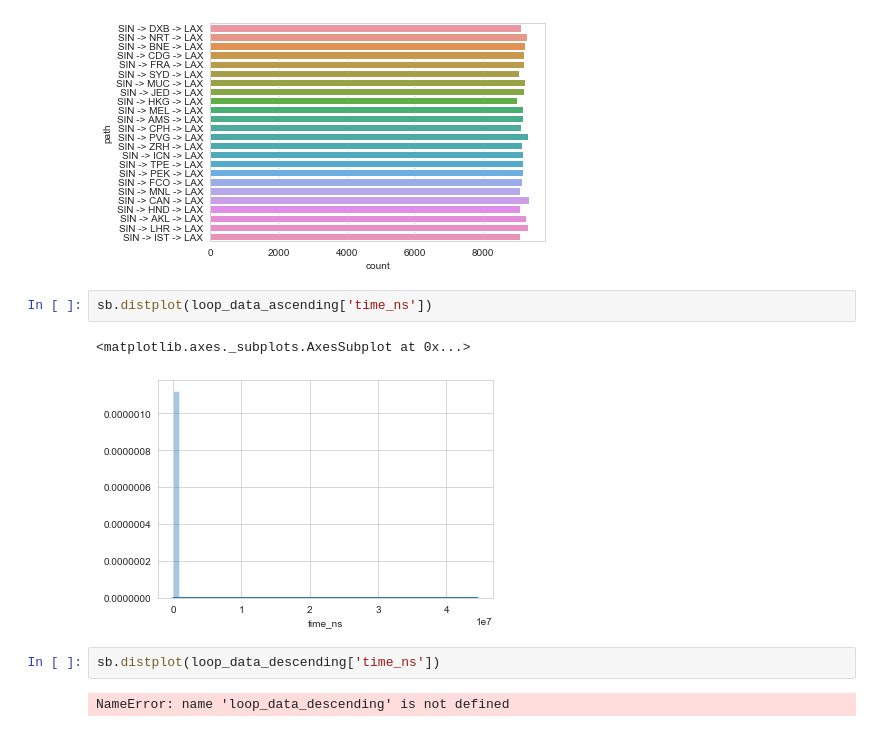
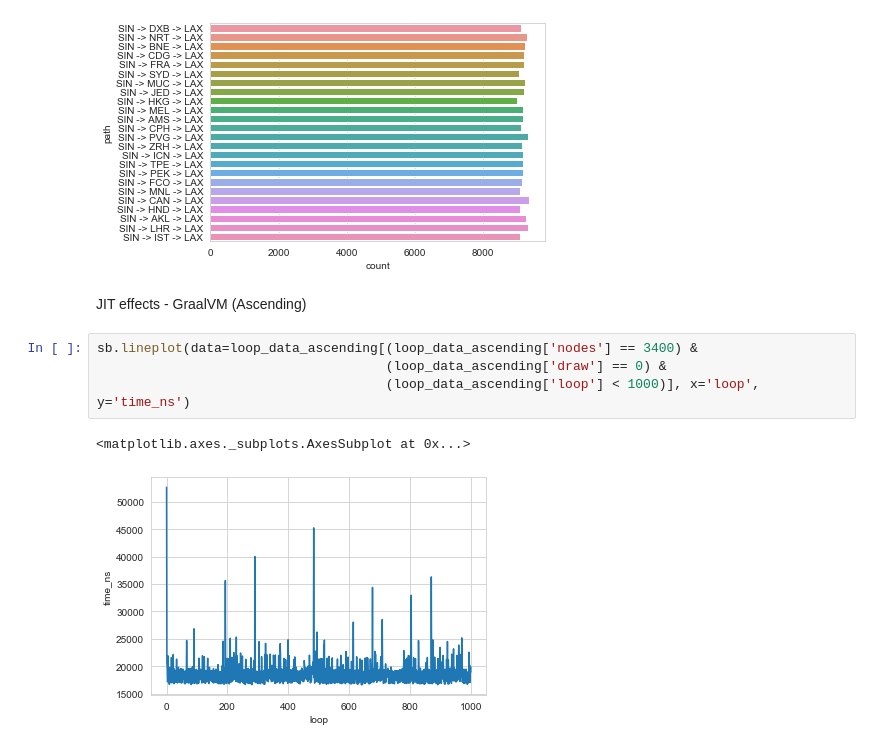
Before and after one commit to shenghaoyang/ce2001_ex4_graphs, a Jupyter notebook: utils/results_analysis_v2.ipynb, the cells around one changed output. Drawn from its saved outputs; the diff is of its cells as text.

```diff
--- a/utils/results_analysis_v2.ipynb
+++ b/utils/results_analysis_v2.ipynb
@@ -149,12 +164,12 @@ sb.countplot(data=loop_data_random[loop_data_random['nodes'] == 3400], y='path')
 # %% [output]
 <matplotlib.axes._subplots.AxesSubplot at 0x...>
 [figure]
-# %%
-sb.distplot(loop_data_ascending['time_ns'])
-# %% [output]
-<matplotlib.axes._subplots.AxesSubplot at 0x...>
-[figure, removed]
-# %%
-sb.distplot(loop_data_descending['time_ns'])
-# %% [output]
-NameError: name 'loop_data_descending' is not defined
+# %% [markdown]
+JIT effects - GraalVM (Ascending)
+# %%
+sb.lineplot(data=loop_data_ascending[(loop_data_ascending['nodes'] == 3400) &
+                                     (loop_data_ascending['draw'] == 0) &
+                                     (loop_data_ascending['loop'] < 1000)], x='loop', y='time_ns')
+# %% [output]
+<matplotlib.axes._subplots.AxesSubplot at 0x...>
+[figure, added]
```
Also changed, not shown: parts of 5 cells of this notebook, 1 other file.
